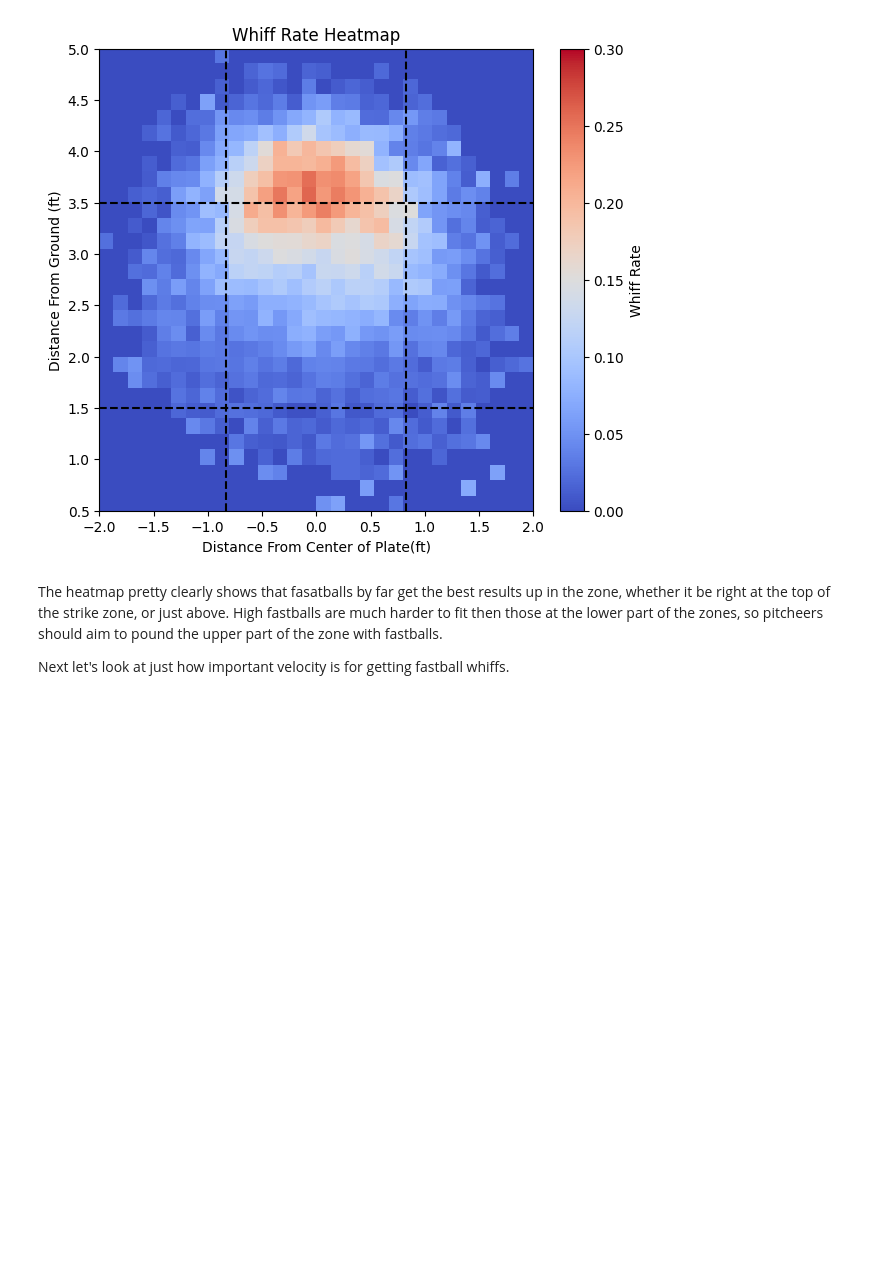
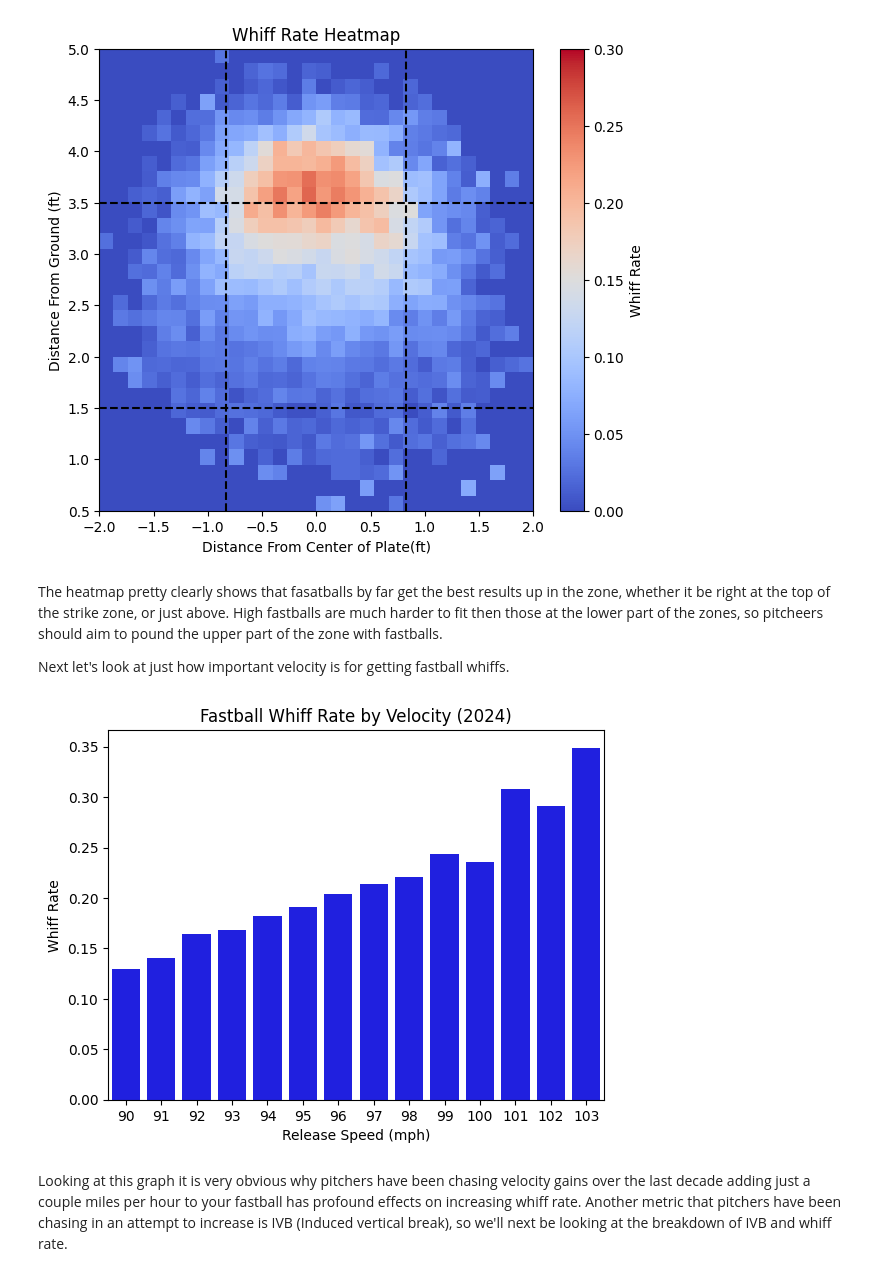
Before and after one commit to Ngilbert0807/Whiff-Analysis, a Jupyter notebook: Main Code/Report.ipynb, the cells around one changed output. Cells and saved outputs as stored; diff of their text form; code cells hidden in the pictures; blank space fills up the shorter version.

```diff
--- a/Main Code/Report.ipynb
+++ b/Main Code/Report.ipynb
@@ -253,3 +253,29 @@ plt.show()
 The heatmap pretty clearly shows that fasatballs by far get the best results up in the zone, whether it be right at the top of the strike zone, or just above. High fastballs are much harder to fit then those at the lower part of the zones, so pitcheers should aim to pound the upper part of the zone with fastballs.
 
 Next let's look at just how important velocity is for getting fastball whiffs.
+# %%
+whiff_by_mph= '''SELECT
+ROUND(release_speed, 0) AS release_speed,
+    Round(AVG(CASE
+        WHEN description IN ('swinging_strike', 'swinging_strike_blocked') THEN 1
+        ELSE 0
+    END), 3) AS whiff_rate
+FROM statcast_2024
+WHERE pitch_type = 'FF'
+  AND description NOT IN ('ball', 'called_strike', 'hit_by_pitch')
+  AND release_speed>90 AND release_speed <103
+  GROUP BY ROUND(release_speed, 0);
+  '''
+connection = connecting()
+execute_query(connection, whiff_by_mph)
+mph = read_query(connection, whiff_by_mph)
+mph = pd.DataFrame(mph, columns=['release_speed', 'whiff_rate'])
+sns.barplot(data=mph, x='release_speed', y='whiff_rate', color='blue')
+plt.title('Fastball Whiff Rate by Velocity (2024)')
+plt.xlabel('Release Speed (mph)')
+plt.ylabel('Whiff Rate')
+plt.show()
+# %% [output]
+[figure, added]
+# %% [markdown]
+Looking at this graph it is very obvious why pitchers have been chasing velocity gains over the last decade adding just a couple miles per hour to your fastball has profound effects on increasing whiff rate. Another metric that pitchers have been chasing in an attempt to increase is IVB (Induced vertical break), so we'll next be looking at the breakdown of IVB and whiff rate.
```
